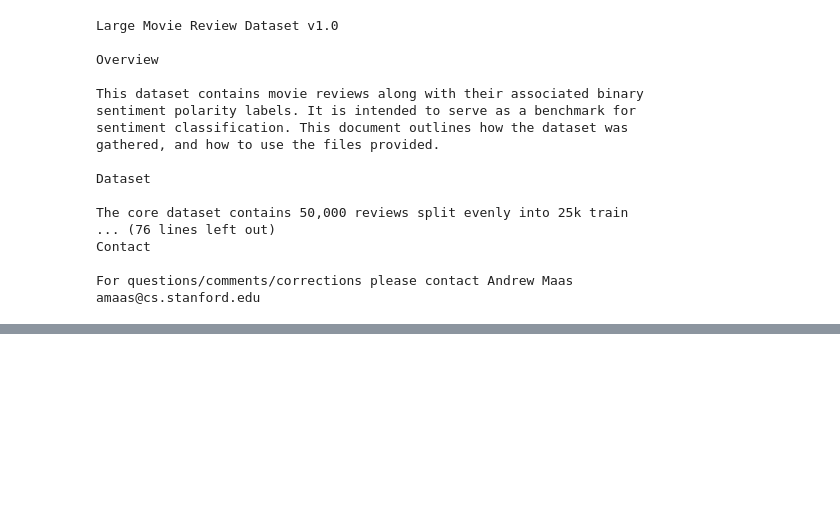
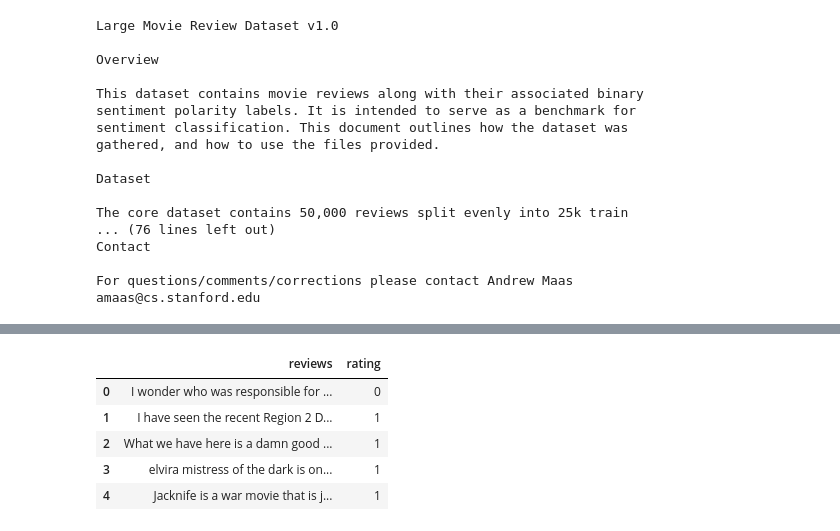
Before and after one commit to ajits-github/Reseach_With_Deep_Learning, a Jupyter notebook: Comparison_and_Evaluation_of_Natural_Language_Datasets.ipynb, the cells around one changed output, grey strips where cells are left out. Cells and saved outputs as stored; diff of their text form; code cells hidden in the pictures; blank space fills up the shorter version.

```diff
--- a/Comparison_and_Evaluation_of_Natural_Language_Datasets.ipynb
+++ b/Comparison_and_Evaluation_of_Natural_Language_Datasets.ipynb
@@ -81,0 +113,12 @@ amaas@cs.stanford.edu
+# %%
+#Shuffle
+df = df.sample(frac=1).reset_index(drop=True)
+# %%
+df.head()
+# %% [output]
+|  | reviews | rating |
+| 0 | I wonder who was responsible for ... | 0 |
+| 1 | I have seen the recent Region 2 D... | 1 |
+| 2 | What we have here is a damn good ... | 1 |
+| 3 | elvira mistress of the dark is on... | 1 |
+| 4 | Jacknife is a war movie that is j... | 1 |
```
Also changed, not shown: parts of 11 cells of this notebook.
